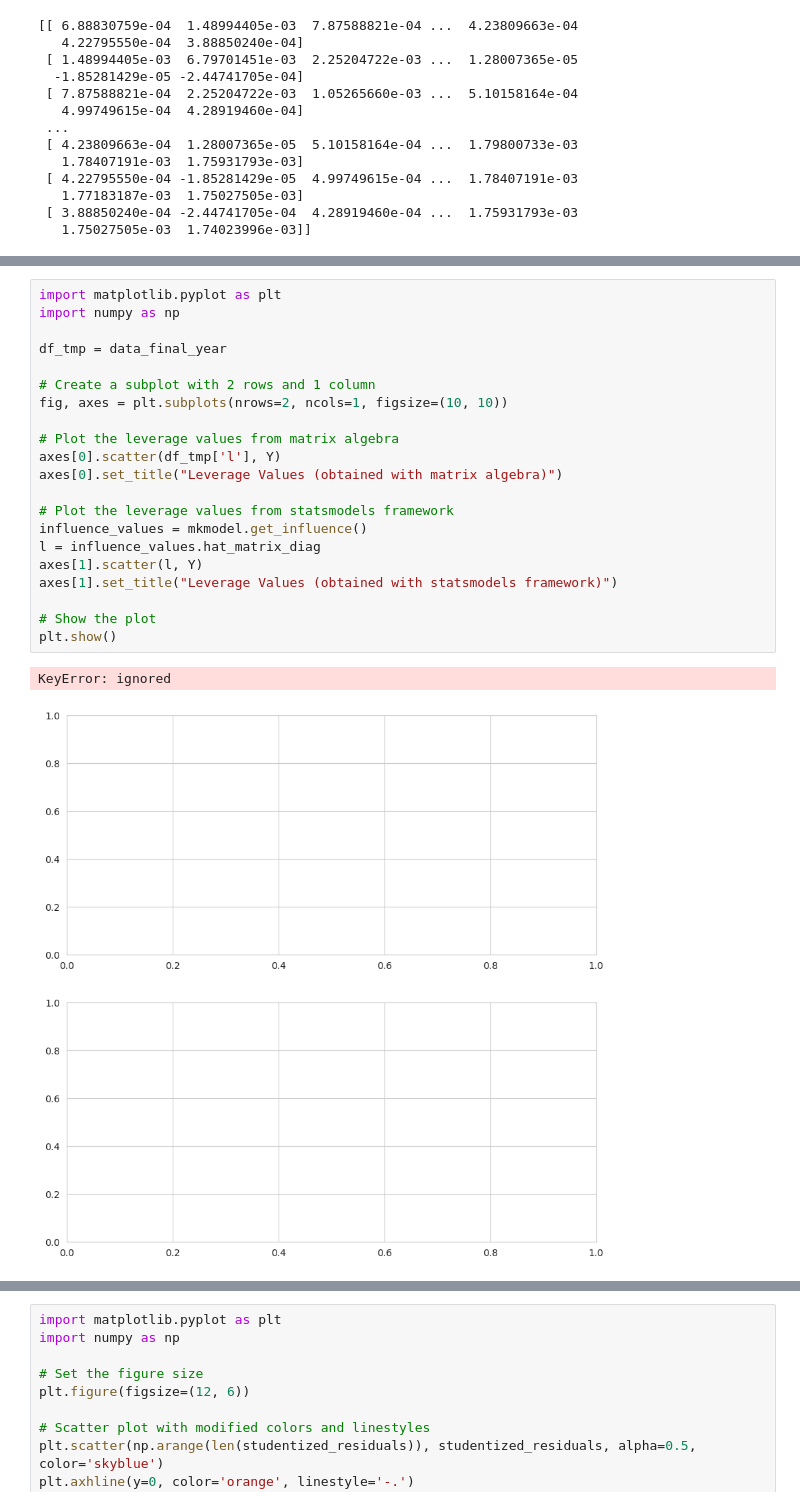
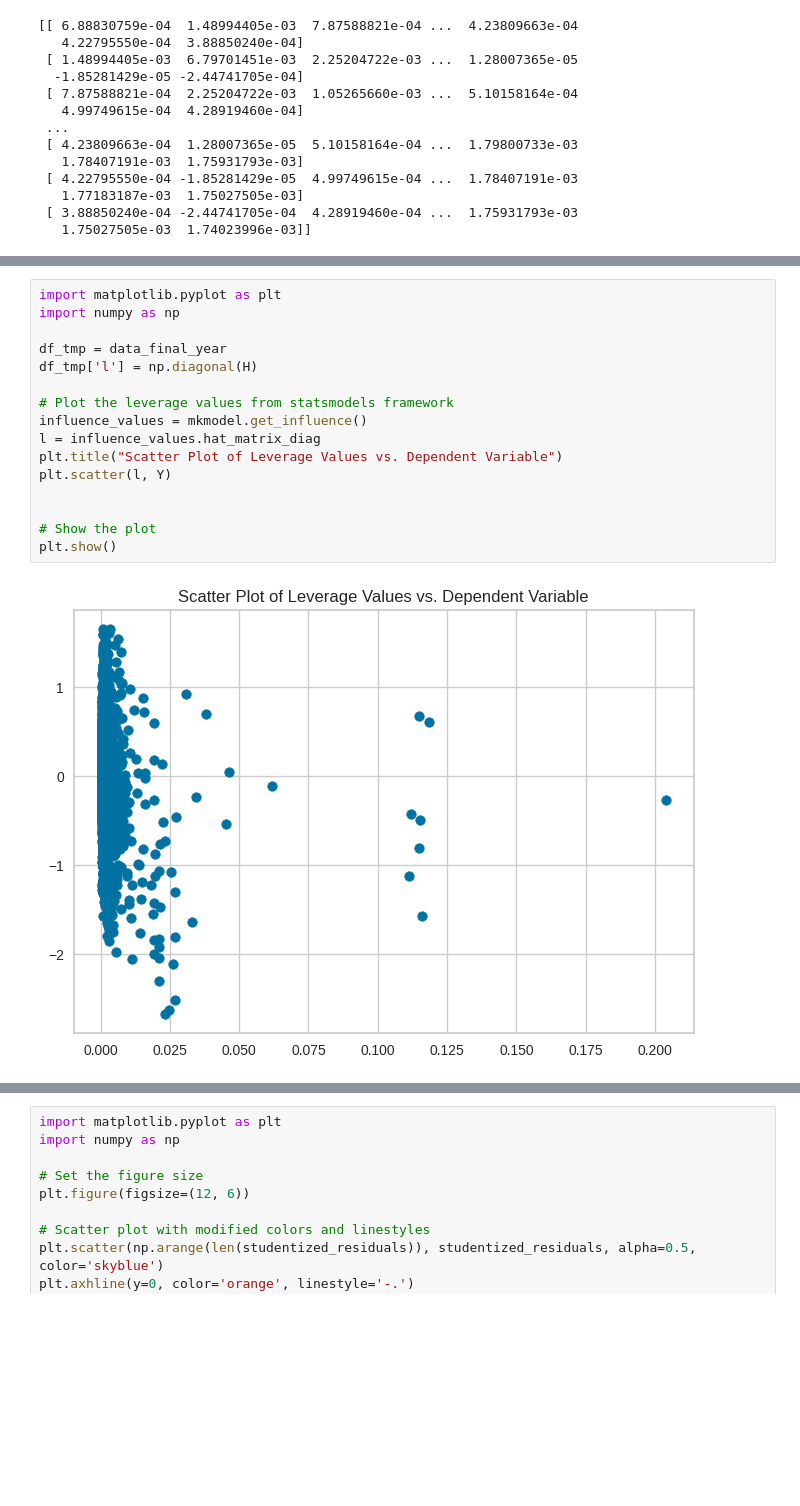
Before and after one commit to Jaime-prog/Statistics_Data_Science_TC3006C, a Jupyter notebook: Módulo 5 Preprocesamiento de datos multivariados o de una serie temporal (Portafolio Implementación)/Statistics_Module2.ipynb, the cells around one changed output, grey strips where cells are left out. Cells and saved outputs as stored; diff of their text form; blank space fills up the shorter version.

```diff
--- a/Módulo 5 Preprocesamiento de datos multivariados o de una serie temporal (Portafolio Implementación)/Statistics_Module2.ipynb
+++ b/Módulo 5 Preprocesamiento de datos multivariados o de una serie temporal (Portafolio Implementación)/Statistics_Module2.ipynb
@@ -1668,24 +1694,18 @@ Leverage Observations:
 # %%
 import matplotlib.pyplot as plt
 import numpy as np
 
 df_tmp = data_final_year
-
-# Create a subplot with 2 rows and 1 column
-fig, axes = plt.subplots(nrows=2, ncols=1, figsize=(10, 10))
-
-# Plot the leverage values from matrix algebra
-axes[0].scatter(df_tmp['l'], Y)
-axes[0].set_title("Leverage Values (obtained with matrix algebra)")
+df_tmp['l'] = np.diagonal(H)
 
 # Plot the leverage values from statsmodels framework
 influence_values = mkmodel.get_influence()
 l = influence_values.hat_matrix_diag
-axes[1].scatter(l, Y)
-axes[1].set_title("Leverage Values (obtained with statsmodels framework)")
+plt.title("Scatter Plot of Leverage Values vs. Dependent Variable")
+plt.scatter(l, Y)
+
 
 # Show the plot
 plt.show()
 # %% [output]
-KeyError: ignored
-[figure, old version]
+[figure, new version]
```
Also changed, not shown: parts of 23 cells of this notebook.
